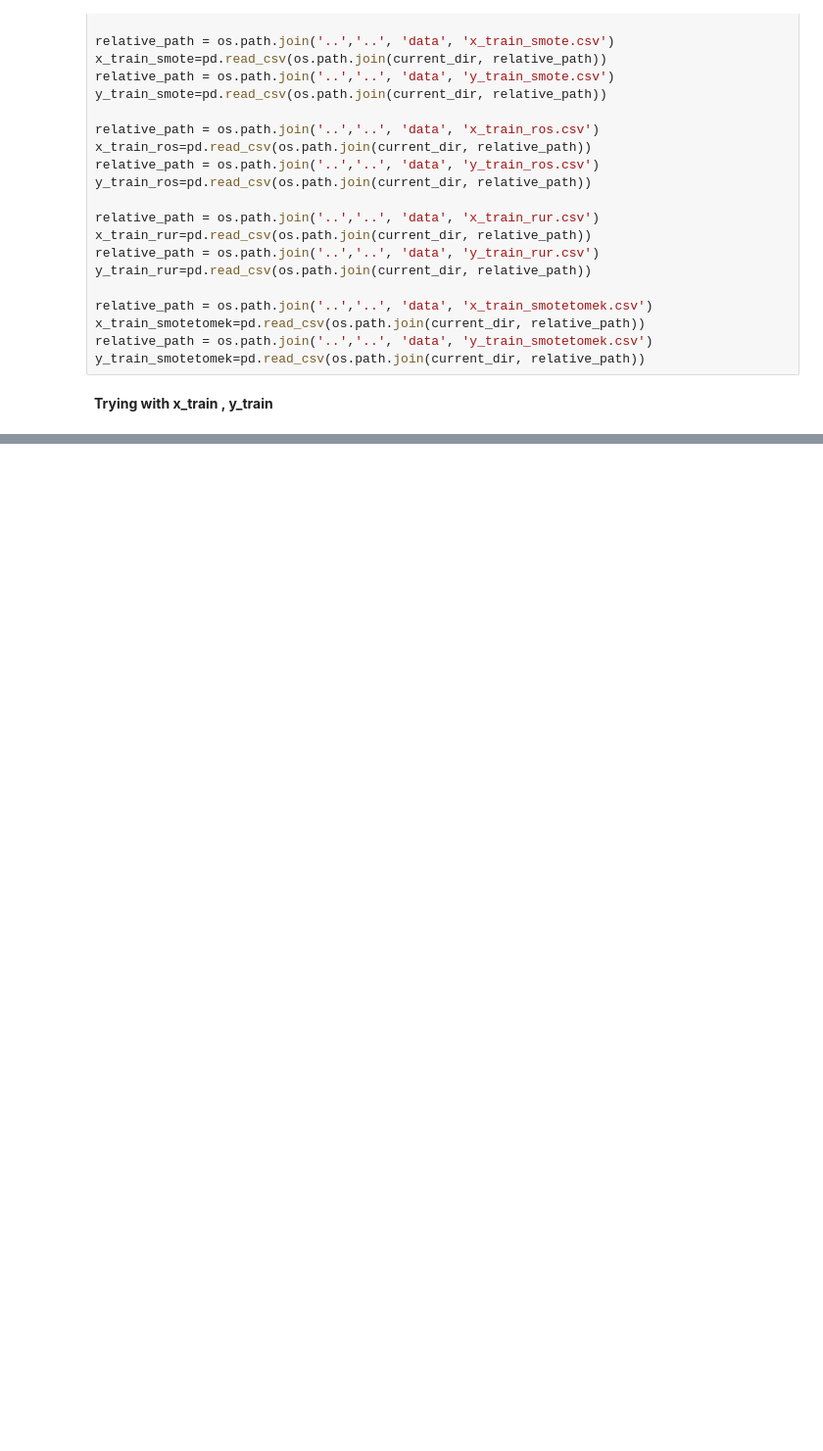
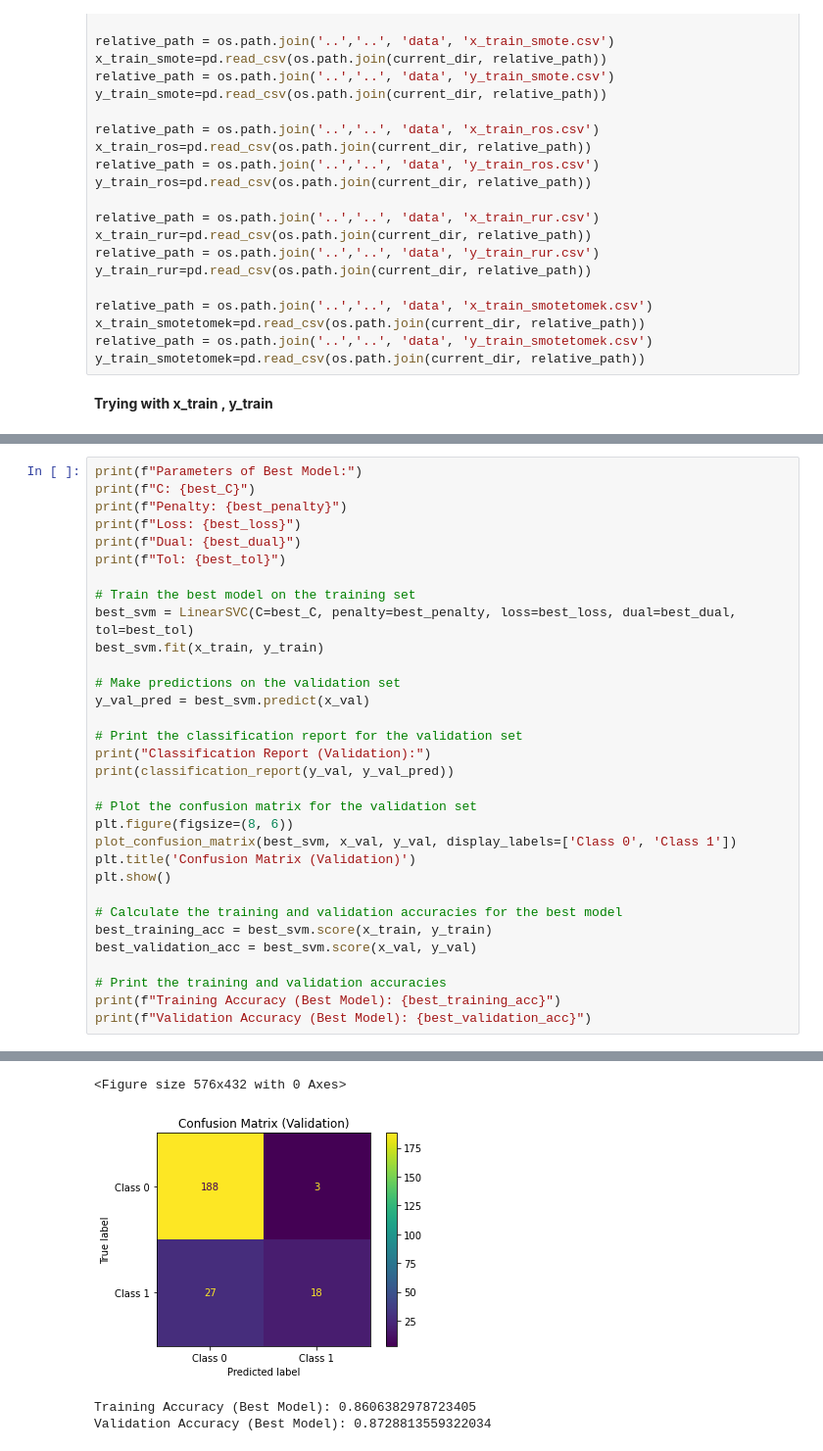
Before and after one commit to hebaashraf21/Employee_Attrition_Prediction, a Jupyter notebook: code/models/LinearSVM.ipynb, the cells around one changed output, grey strips where cells are left out. Shown at 98% size. Drawn from its saved outputs; the diff is of its cells as text; blank space fills up the shorter version.

Commit message:
linear svm

```diff
--- a/code/models/LinearSVM.ipynb
+++ b/code/models/LinearSVM.ipynb
@@ -925,0 +125,33 @@ plt.show()
+# %%
+print(f"Parameters of Best Model:")
+print(f"C: {best_C}")
+print(f"Penalty: {best_penalty}")
+print(f"Loss: {best_loss}")
+print(f"Dual: {best_dual}")
+print(f"Tol: {best_tol}")
+
+# Train the best model on the training set
+best_svm = LinearSVC(C=best_C, penalty=best_penalty, loss=best_loss, dual=best_dual, tol=best_tol)
+best_svm.fit(x_train, y_train)
+
+# Make predictions on the validation set
+y_val_pred = best_svm.predict(x_val)
+
+# Print the classification report for the validation set
+print("Classification Report (Validation):")
+print(classification_report(y_val, y_val_pred))
+
+# Plot the confusion matrix for the validation set
+plt.figure(figsize=(8, 6))
+plot_confusion_matrix(best_svm, x_val, y_val, display_labels=['Class 0', 'Class 1'])
+plt.title('Confusion Matrix (Validation)')
+plt.show()
+
+# Calculate the training and validation accuracies for the best model
+best_training_acc = best_svm.score(x_train, y_train)
+best_validation_acc = best_svm.score(x_val, y_val)
+
+# Print the training and validation accuracies
+print(f"Training Accuracy (Best Model): {best_training_acc}")
+print(f"Validation Accuracy (Best Model): {best_validation_acc}")
+# %% [output]
@@ -925,0 +173,4 @@ plt.show()
+<Figure size 576x432 with 0 Axes>
+[figure, added]
+Training Accuracy (Best Model): 0.8606382978723405
+Validation Accuracy (Best Model): 0.8728813559322034
```
Also changed, not shown: parts of 37 cells of this notebook.
